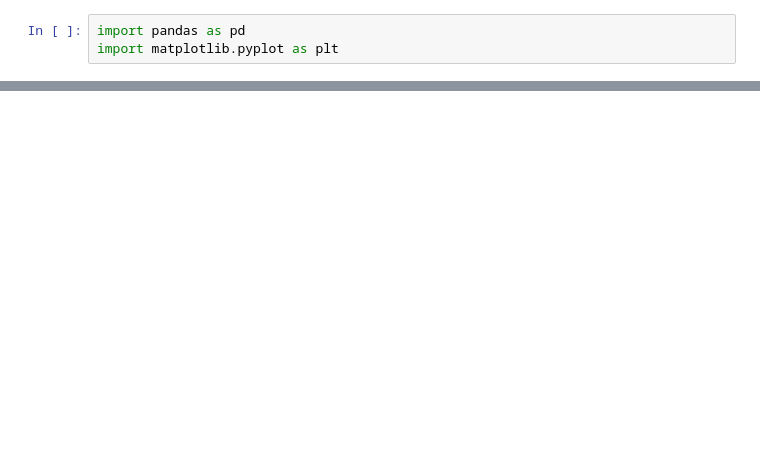
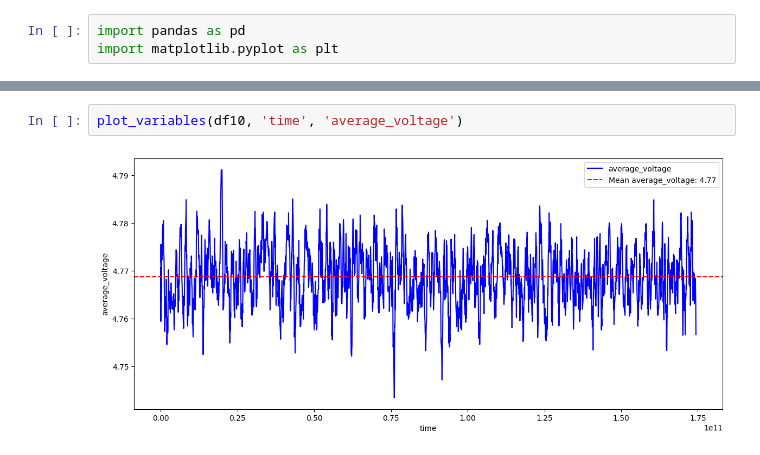
Before and after one commit to ademnea/Powermonitoring, a Jupyter notebook: RaspberryPicoCode/moving_avg.ipynb, the cells around one changed output, grey strips where cells are left out. Saved outputs shown, nothing was run; the diff lists cells and outputs as text; blank space fills up the shorter version.

```diff
--- a/RaspberryPicoCode/moving_avg.ipynb
+++ b/RaspberryPicoCode/moving_avg.ipynb
@@ -37,0 +44,4 @@ plot_variables(df8, 'time', 'power')
+# %%
+plot_variables(df10, 'time', 'average_voltage')
+# %% [output]
+[figure, added]
```
Also changed, not shown: parts of 12 cells of this notebook, 7 other files.
